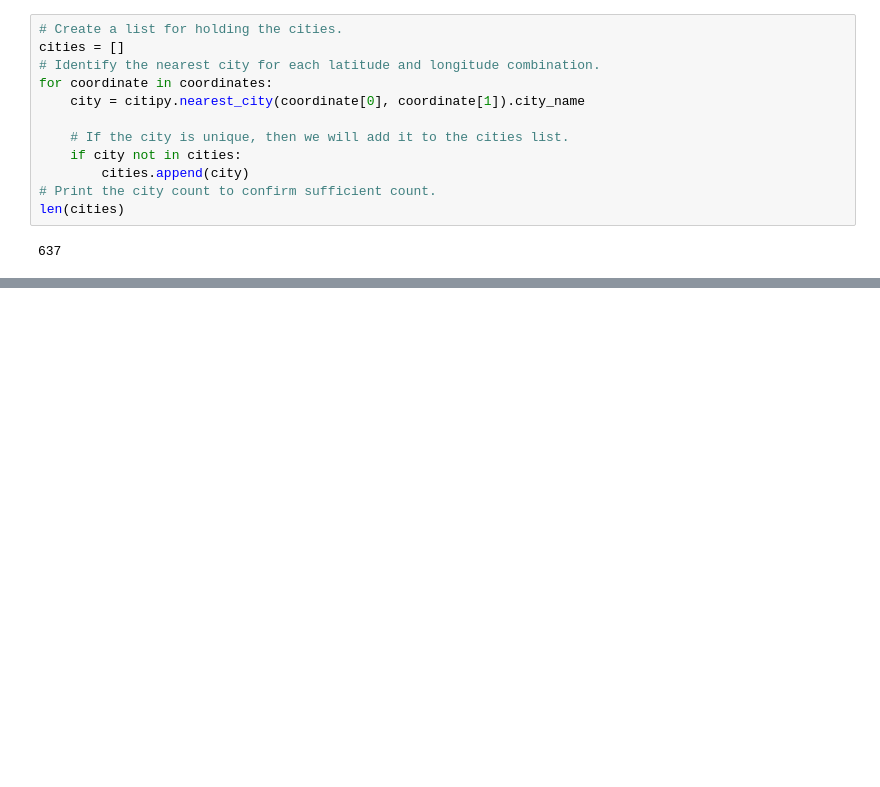
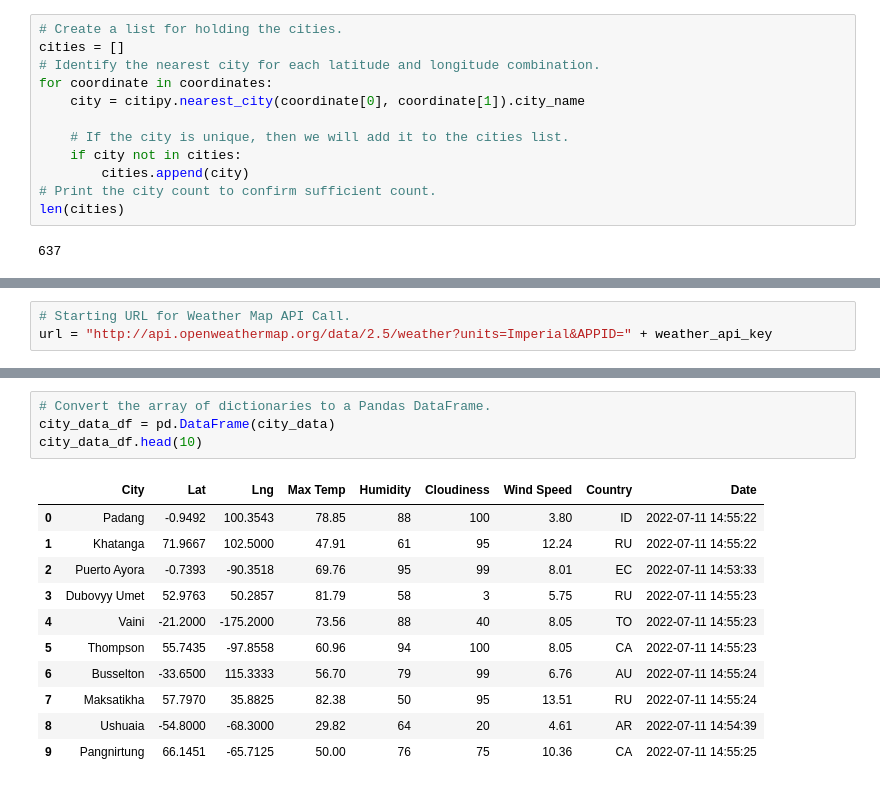
Before and after one commit to Lindsey-Maag/World_Weather_Analysis, a Jupyter notebook: WeatherPy.ipynb, the cells around one changed output, grey strips where cells are left out. Drawn from its saved outputs; the diff is of its cells as text; blank space fills up the shorter version.

```diff
--- a/WeatherPy.ipynb
+++ b/WeatherPy.ipynb
@@ -32,0 +39,3 @@ len(cities)
+# %%
+# Starting URL for Weather Map API Call.
+url = "http://api.openweathermap.org/data/2.5/weather?units=Imperial&APPID=" + weather_api_key
@@ -32,0 +126,16 @@ len(cities)
+# %%
+# Convert the array of dictionaries to a Pandas DataFrame.
+city_data_df = pd.DataFrame(city_data)
+city_data_df.head(10)
+# %% [output]
+|  | City | Lat | Lng | Max Temp | Humidity | Cloudiness | Wind Speed | Country | Date |
+| 0 | Padang | -0.9492 | 100.3543 | 78.85 | 88 | 100 | 3.80 | ID | 2022-07-11 14:55:22 |
+| 1 | Khatanga | 71.9667 | 102.5000 | 47.91 | 61 | 95 | 12.24 | RU | 2022-07-11 14:55:22 |
+| 2 | Puerto Ayora | -0.7393 | -90.3518 | 69.76 | 95 | 99 | 8.01 | EC | 2022-07-11 14:53:33 |
+| 3 | Dubovyy Umet | 52.9763 | 50.2857 | 81.79 | 58 | 3 | 5.75 | RU | 2022-07-11 14:55:23 |
+| 4 | Vaini | -21.2000 | -175.2000 | 73.56 | 88 | 40 | 8.05 | TO | 2022-07-11 14:55:23 |
+| 5 | Thompson | 55.7435 | -97.8558 | 60.96 | 94 | 100 | 8.05 | CA | 2022-07-11 14:55:23 |
+| 6 | Busselton | -33.6500 | 115.3333 | 56.70 | 79 | 99 | 6.76 | AU | 2022-07-11 14:55:24 |
+| 7 | Maksatikha | 57.7970 | 35.8825 | 82.38 | 50 | 95 | 13.51 | RU | 2022-07-11 14:55:24 |
+| 8 | Ushuaia | -54.8000 | -68.3000 | 29.82 | 64 | 20 | 4.61 | AR | 2022-07-11 14:54:39 |
+| 9 | Pangnirtung | 66.1451 | -65.7125 | 50.00 | 76 | 75 | 10.36 | CA | 2022-07-11 14:55:25 |
```
Also changed, not shown: parts of 5 cells of this notebook, 2 other files.
